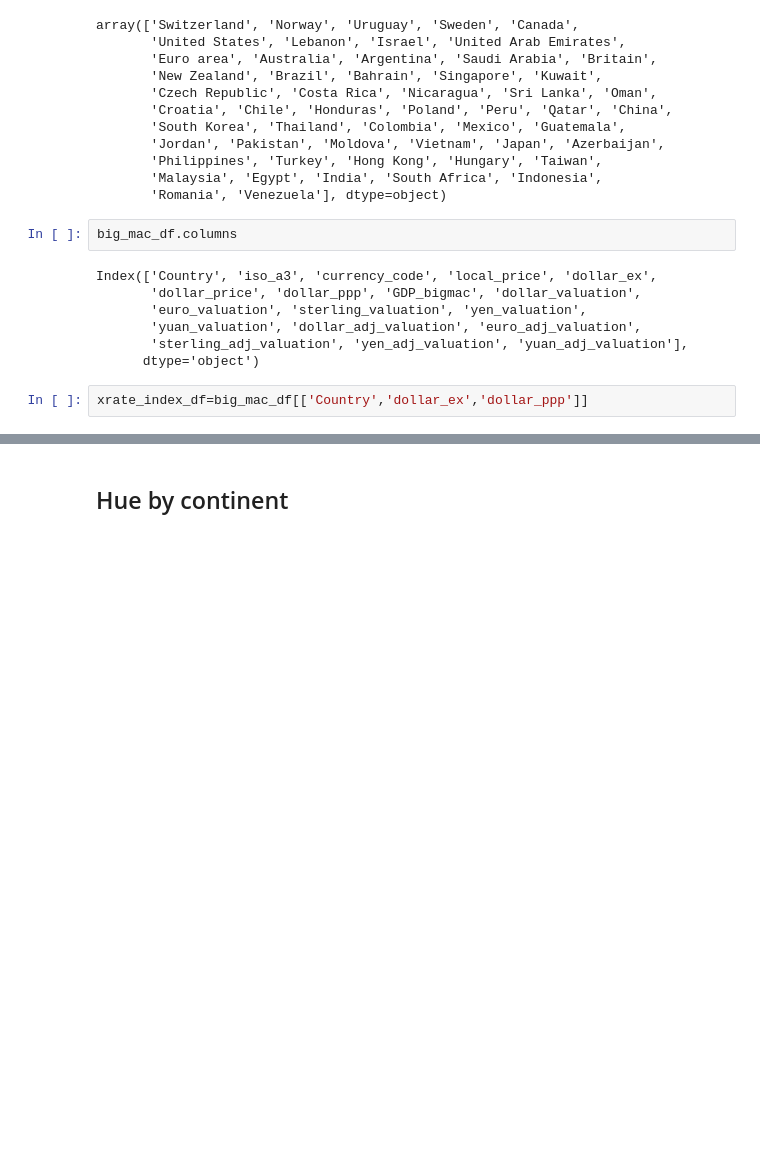
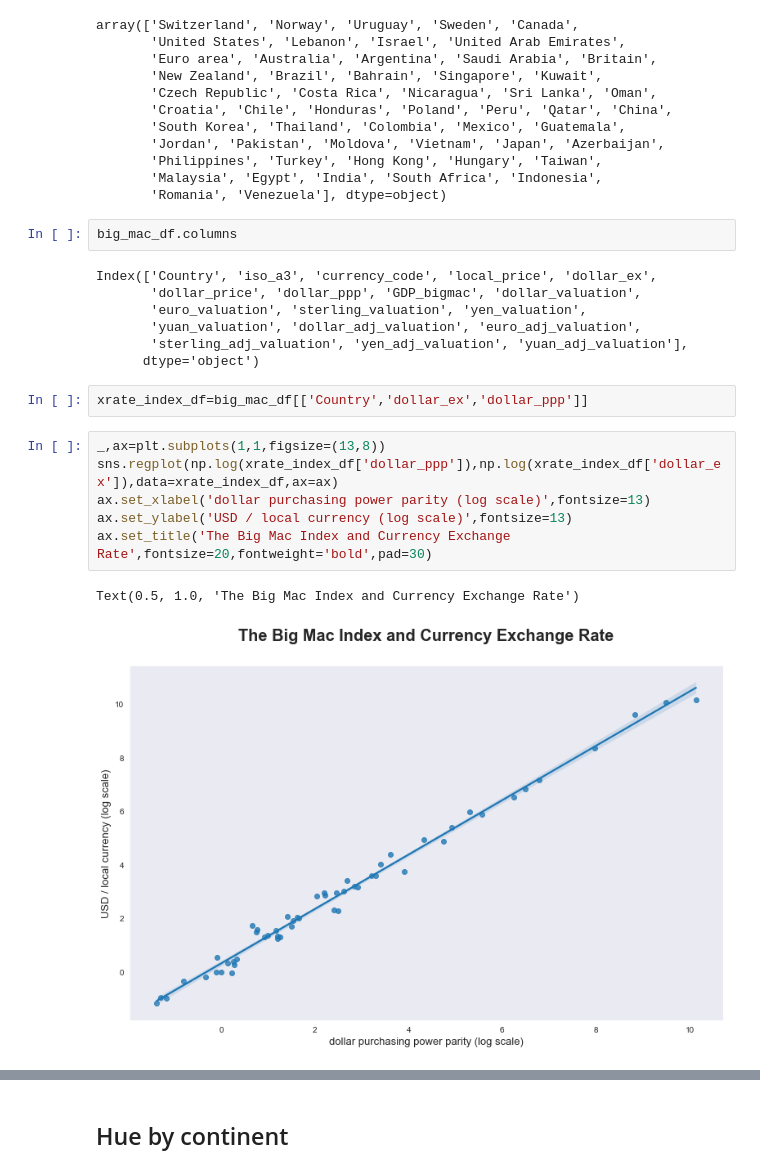
Before and after one commit to Junho65/Data_Analysis, a Jupyter notebook: ryu_stats_ch8.ipynb, the cells around one changed output, grey strips where cells are left out. Saved outputs shown, nothing was run; the diff lists cells and outputs as text; blank space fills up the shorter version.

```diff
--- a/ryu_stats_ch8.ipynb
+++ b/ryu_stats_ch8.ipynb
@@ -77,3 +78,12 @@ Index(['Country', 'iso_a3', 'currency_code', 'local_price', 'dollar_ex',
       dtype='object')
 # %%
 xrate_index_df=big_mac_df[['Country','dollar_ex','dollar_ppp']]
+# %%
+_,ax=plt.subplots(1,1,figsize=(13,8))
+sns.regplot(np.log(xrate_index_df['dollar_ppp']),np.log(xrate_index_df['dollar_ex']),data=xrate_index_df,ax=ax)
+ax.set_xlabel('dollar purchasing power parity (log scale)',fontsize=13)
+ax.set_ylabel('USD / local currency (log scale)',fontsize=13)
+ax.set_title('The Big Mac Index and Currency Exchange Rate',fontsize=20,fontweight='bold',pad=30)
+# %% [output]
+Text(0.5, 1.0, 'The Big Mac Index and Currency Exchange Rate')
+[figure, added]
```
Also changed, not shown: parts of 7 cells of this notebook, 1 other file.
